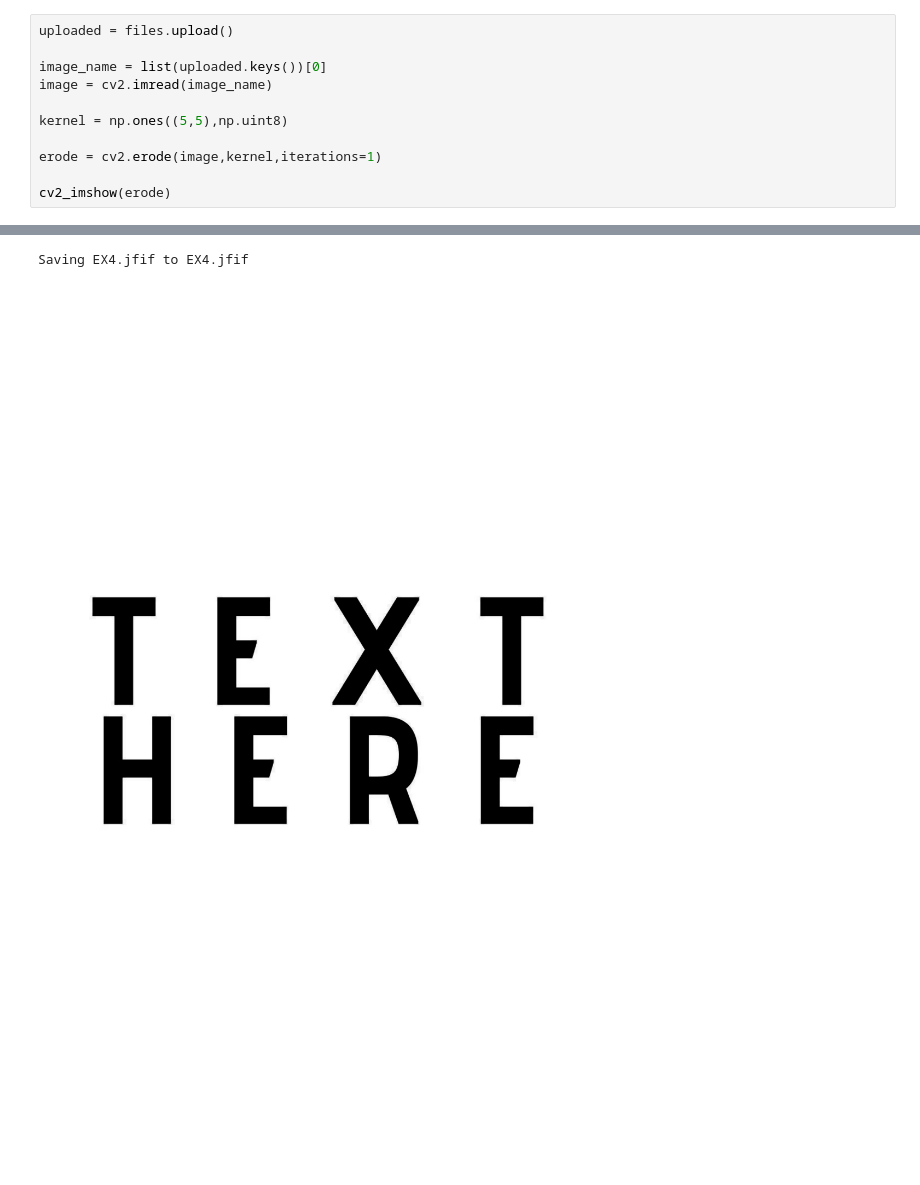
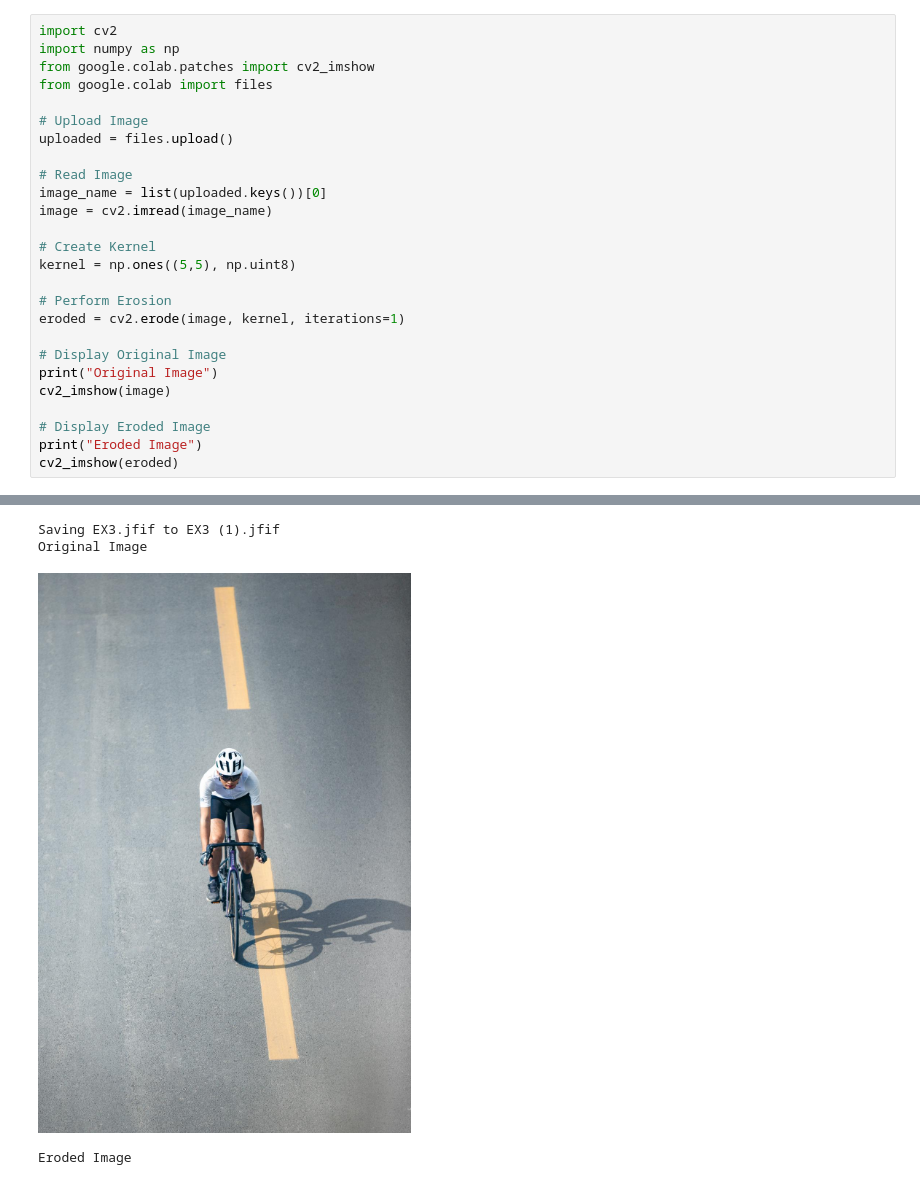
Before and after one commit to vicky5859/computer-vison-, a Jupyter notebook: EX:5 Erode an Image using erode function.ipynb, the cells around one changed output, grey strips where cells are left out. Saved outputs shown, nothing was run; the diff lists cells and outputs as text; blank space fills up the shorter version.

```diff
--- a/EX:5 Erode an Image using erode function.ipynb
+++ b/EX:5 Erode an Image using erode function.ipynb
@@ -3,15 +3,32 @@
 # %%
+import cv2
+import numpy as np
+from google.colab.patches import cv2_imshow
+from google.colab import files
+
+# Upload Image
 uploaded = files.upload()
 
+# Read Image
 image_name = list(uploaded.keys())[0]
 image = cv2.imread(image_name)
 
-kernel = np.ones((5,5),np.uint8)
+# Create Kernel
+kernel = np.ones((5,5), np.uint8)
 
-erode = cv2.erode(image,kernel,iterations=1)
+# Perform Erosion
+eroded = cv2.erode(image, kernel, iterations=1)
 
-cv2_imshow(erode)
+# Display Original Image
+print("Original Image")
+cv2_imshow(image)
+
+# Display Eroded Image
+print("Eroded Image")
+cv2_imshow(eroded)
 # %% [output]
 [interactive output not drawn]
-Saving EX4.jfif to EX4.jfif
+Saving EX3.jfif to EX3 (1).jfif
+Original Image
-[figure, old version]
+[figure, new version]
+Eroded Image
```
Also changed, not shown: parts of 2 cells of this notebook.
